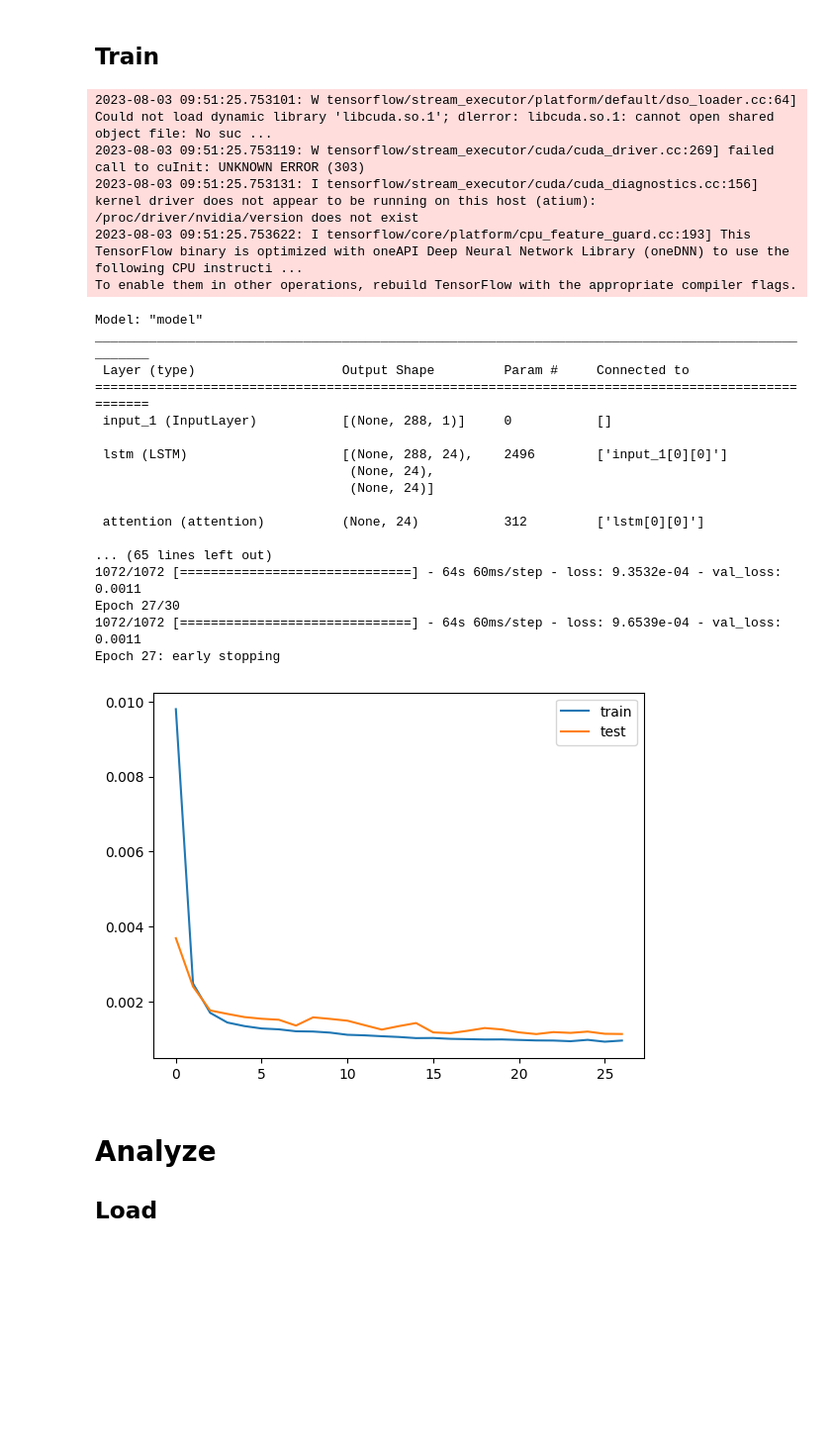
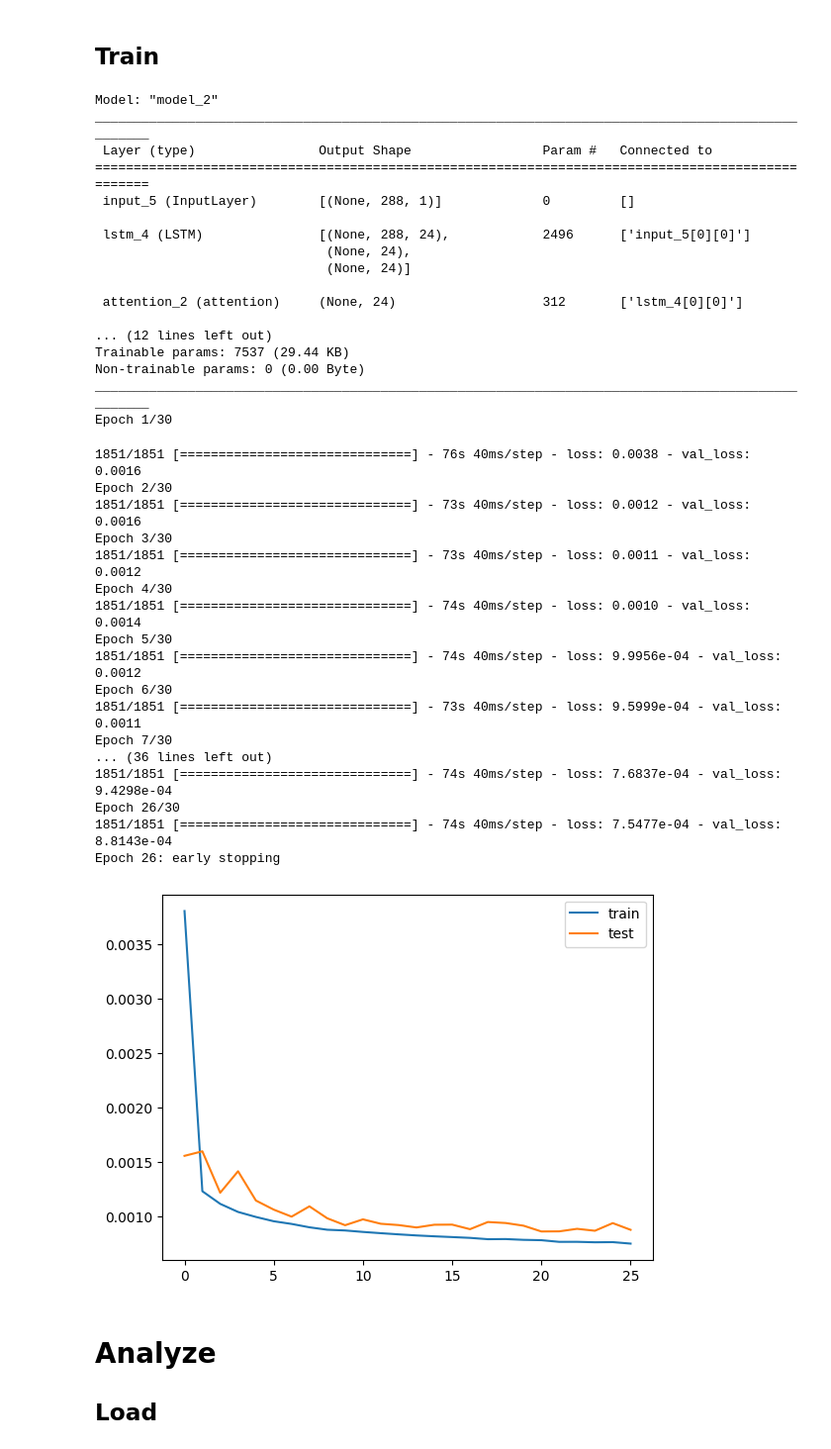
Before and after one commit to woodjmichael/Prophet-LSTM-EV-Forecast, a Jupyter notebook: ev_forecaster_no_sql.ipynb, the cells around one changed output. Shown at 99% size. Saved outputs shown, nothing was run; the diff lists cells and outputs as text; code cells hidden in the pictures; blank space fills up the shorter version.

Commit message:
silvana LSTM-24u on train_JPL_4 plus cleaning

```diff
--- a/ev_forecaster_no_sql.ipynb
+++ b/ev_forecaster_no_sql.ipynb
@@ -100,8 +103,8 @@ The second block is run once for each month in the dataset to visually see outli
 
 Turn on plotly (first cell up top) to easily find the day-of-month to be replaced.
 # %%
-# dataset = pd.read_csv('dati/train_JPL_2_new.csv',sep=';')
-# dataset['times_utc'] = pd.to_datetime(dataset['times_utc'], format=file_opt['dt_format'])
-# dataset.set_index('times_utc', inplace=True)
-# dataset = dataset.resample('15min').mean()
-#plot_weekly(dataset.power,title='Uncleaned')
+dataset = pd.read_csv('dati/train_JPL_4.csv',sep=';')
+dataset['times_utc'] = pd.to_datetime(dataset['times_utc'], format=file_opt['dt_format'])
+dataset.set_index('times_utc', inplace=True)
+dataset = dataset.resample('15min').mean()
+plot_weekly(dataset.power,title='Uncleaned')
@@ -170,39 +177,51 @@ with open(model_opt['model_path'] + 'Param.txt', 'w') as convert_file:
 # %%
 model_create_load_tune= 'create' # tune , load
 if model_create_load_tune == 'create':
     model, history = create_model_attention(model_opt, train_X, train_y)
-    model.save(model_opt['model_path'] + 'model.h5')
+    model.save(model_opt['model_path'] + 'model-new.h5')
 
     # plot history
     plt.figure()
     plt.plot(history.history['loss'], label='train')
     plt.plot(history.history['val_loss'], label='test')
     plt.legend()
     plt.savefig(model_opt['model_path'] + 'history.png')
 # %% [output]
-2023-08-03 09:51:25.753101: W tensorflow/stream_executor/platform/default/dso_loader.cc:64] Could not load dynamic library 'libcuda.so.1'; dlerror: libcuda.so.1: cannot open shared object file: No suc ...
-2023-08-03 09:51:25.753119: W tensorflow/stream_executor/cuda/cuda_driver.cc:269] failed call to cuInit: UNKNOWN ERROR (303)
-2023-08-03 09:51:25.753131: I tensorflow/stream_executor/cuda/cuda_diagnostics.cc:156] kernel driver does not appear to be running on this host (atium): /proc/driver/nvidia/version does not exist
-2023-08-03 09:51:25.753622: I tensorflow/core/platform/cpu_feature_guard.cc:193] This TensorFlow binary is optimized with oneAPI Deep Neural Network Library (oneDNN) to use the following CPU instructi ...
-To enable them in other operations, rebuild TensorFlow with the appropriate compiler flags.
+Model: "model_2"
+__________________________________________________________________________________________________
+ Layer (type)                Output Shape                 Param #   Connected to
+==================================================================================================
+ input_5 (InputLayer)        [(None, 288, 1)]             0         []
+
+ lstm_4 (LSTM)               [(None, 288, 24),            2496      ['input_5[0][0]']
+                              (None, 24),
+                              (None, 24)]
+
+ attention_2 (attention)     (None, 24)                   312       ['lstm_4[0][0]']
+
+... (12 lines left out)
+Trainable params: 7537 (29.44 KB)
+Non-trainable params: 0 (0.00 Byte)
+__________________________________________________________________________________________________
+Epoch 1/30
-Model: "model"
-__________________________________________________________________________________________________
- Layer (type)                   Output Shape         Param #     Connected to
-==================================================================================================
- input_1 (InputLayer)           [(None, 288, 1)]     0           []
-
- lstm (LSTM)                    [(None, 288, 24),    2496        ['input_1[0][0]']
-                                 (None, 24),
-                                 (None, 24)]
-
- attention (attention)          (None, 24)           312         ['lstm[0][0]']
-
-... (65 lines left out)
-1072/1072 [==============================] - 64s 60ms/step - loss: 9.3532e-04 - val_loss: 0.0011
-Epoch 27/30
-1072/1072 [==============================] - 64s 60ms/step - loss: 9.6539e-04 - val_loss: 0.0011
-Epoch 27: early stopping
+1851/1851 [==============================] - 76s 40ms/step - loss: 0.0038 - val_loss: 0.0016
+Epoch 2/30
+1851/1851 [==============================] - 73s 40ms/step - loss: 0.0012 - val_loss: 0.0016
+Epoch 3/30
+1851/1851 [==============================] - 73s 40ms/step - loss: 0.0011 - val_loss: 0.0012
+Epoch 4/30
+1851/1851 [==============================] - 74s 40ms/step - loss: 0.0010 - val_loss: 0.0014
+Epoch 5/30
+1851/1851 [==============================] - 74s 40ms/step - loss: 9.9956e-04 - val_loss: 0.0012
+Epoch 6/30
+1851/1851 [==============================] - 73s 40ms/step - loss: 9.5999e-04 - val_loss: 0.0011
+Epoch 7/30
+... (36 lines left out)
+1851/1851 [==============================] - 74s 40ms/step - loss: 7.6837e-04 - val_loss: 9.4298e-04
+Epoch 26/30
+1851/1851 [==============================] - 74s 40ms/step - loss: 7.5477e-04 - val_loss: 8.8143e-04
+Epoch 26: early stopping
-[figure, old version]
+[figure, new version]
 # %% [markdown]
 # Analyze
 
```
Also changed, not shown: parts of 9 cells of this notebook, 21 other files.
